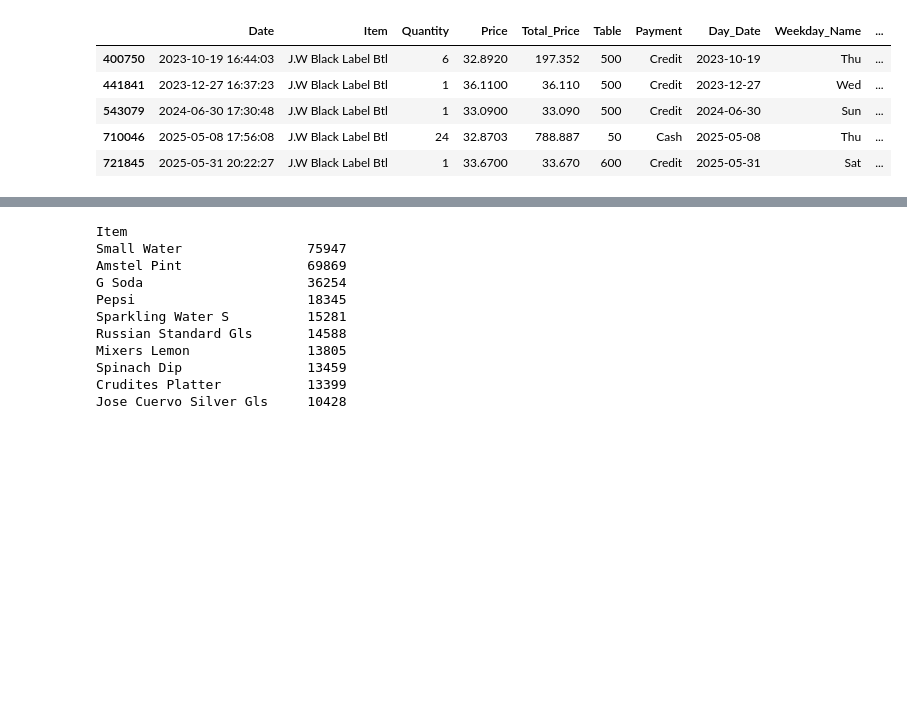
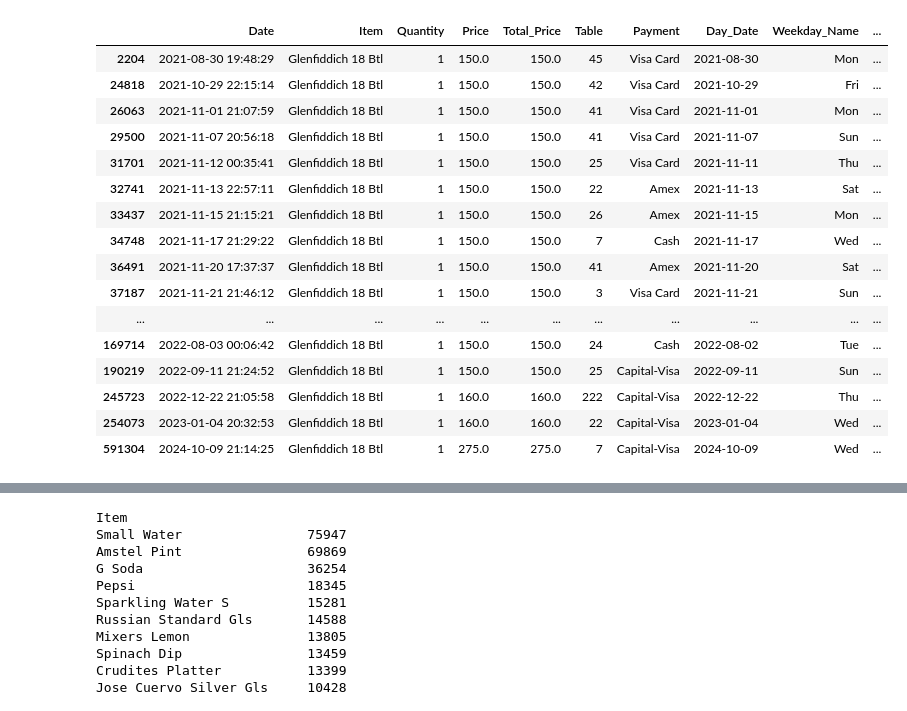
Before and after one commit to fa91dadsai/sampel-DataBase, a Jupyter notebook: EDA.ipynb, the cells around one changed output, grey strips where cells are left out. Saved outputs shown, nothing was run; the diff lists cells and outputs as text; code cells hidden in the pictures; blank space fills up the shorter version.

```diff
--- a/EDA.ipynb
+++ b/EDA.ipynb
@@ -5,16 +5,25 @@ import numpy as np
 data_path = r'C:\Users\fadia\OneDrive\Desktop\Ody\Scripts\Transformed Data\Master Combined\Master_Sales_Data_2021-08-19_to_2025-07-22.csv'
 df=pd.read_csv(data_path)
 # %%
-item = "J.W Black Label Btl"
+item = "Glenfiddich 18 Btl"
 df_item = df[df['Item'] == item]
-mask = df_item['Price'] <80
-df_item_filtered = df_item[mask]
-df_item_filtered
+df_item
 # %% [output]
 |  | Date | Item | Quantity | Price | Total_Price | Table | Payment | Day_Date | Weekday_Name | ... |
-| 400750 | 2023-10-19 16:44:03 | J.W Black Label Btl | 6 | 32.8920 | 197.352 | 500 | Credit | 2023-10-19 | Thu | ... |
-| 441841 | 2023-12-27 16:37:23 | J.W Black Label Btl | 1 | 36.1100 | 36.110 | 500 | Credit | 2023-12-27 | Wed | ... |
-| 543079 | 2024-06-30 17:30:48 | J.W Black Label Btl | 1 | 33.0900 | 33.090 | 500 | Credit | 2024-06-30 | Sun | ... |
-| 710046 | 2025-05-08 17:56:08 | J.W Black Label Btl | 24 | 32.8703 | 788.887 | 50 | Cash | 2025-05-08 | Thu | ... |
-| 721845 | 2025-05-31 20:22:27 | J.W Black Label Btl | 1 | 33.6700 | 33.670 | 600 | Credit | 2025-05-31 | Sat | ... |
+| 2204 | 2021-08-30 19:48:29 | Glenfiddich 18 Btl | 1 | 150.0 | 150.0 | 45 | Visa Card | 2021-08-30 | Mon | ... |
+| 24818 | 2021-10-29 22:15:14 | Glenfiddich 18 Btl | 1 | 150.0 | 150.0 | 42 | Visa Card | 2021-10-29 | Fri | ... |
+| 26063 | 2021-11-01 21:07:59 | Glenfiddich 18 Btl | 1 | 150.0 | 150.0 | 41 | Visa Card | 2021-11-01 | Mon | ... |
+| 29500 | 2021-11-07 20:56:18 | Glenfiddich 18 Btl | 1 | 150.0 | 150.0 | 41 | Visa Card | 2021-11-07 | Sun | ... |
+| 31701 | 2021-11-12 00:35:41 | Glenfiddich 18 Btl | 1 | 150.0 | 150.0 | 25 | Visa Card | 2021-11-11 | Thu | ... |
+| 32741 | 2021-11-13 22:57:11 | Glenfiddich 18 Btl | 1 | 150.0 | 150.0 | 22 | Amex | 2021-11-13 | Sat | ... |
+| 33437 | 2021-11-15 21:15:21 | Glenfiddich 18 Btl | 1 | 150.0 | 150.0 | 26 | Amex | 2021-11-15 | Mon | ... |
+| 34748 | 2021-11-17 21:29:22 | Glenfiddich 18 Btl | 1 | 150.0 | 150.0 | 7 | Cash | 2021-11-17 | Wed | ... |
+| 36491 | 2021-11-20 17:37:37 | Glenfiddich 18 Btl | 1 | 150.0 | 150.0 | 41 | Amex | 2021-11-20 | Sat | ... |
+| 37187 | 2021-11-21 21:46:12 | Glenfiddich 18 Btl | 1 | 150.0 | 150.0 | 3 | Visa Card | 2021-11-21 | Sun | ... |
+| ... | ... | ... | ... | ... | ... | ... | ... | ... | ... | ... |
+| 169714 | 2022-08-03 00:06:42 | Glenfiddich 18 Btl | 1 | 150.0 | 150.0 | 24 | Cash | 2022-08-02 | Tue | ... |
+| 190219 | 2022-09-11 21:24:52 | Glenfiddich 18 Btl | 1 | 150.0 | 150.0 | 25 | Capital-Visa | 2022-09-11 | Sun | ... |
+| 245723 | 2022-12-22 21:05:58 | Glenfiddich 18 Btl | 1 | 160.0 | 160.0 | 222 | Capital-Visa | 2022-12-22 | Thu | ... |
+| 254073 | 2023-01-04 20:32:53 | Glenfiddich 18 Btl | 1 | 160.0 | 160.0 | 22 | Capital-Visa | 2023-01-04 | Wed | ... |
+| 591304 | 2024-10-09 21:14:25 | Glenfiddich 18 Btl | 1 | 275.0 | 275.0 | 7 | Capital-Visa | 2024-10-09 | Wed | ... |
 # %%
```
Also changed, not shown: parts of 21 cells of this notebook, 8 other files.
